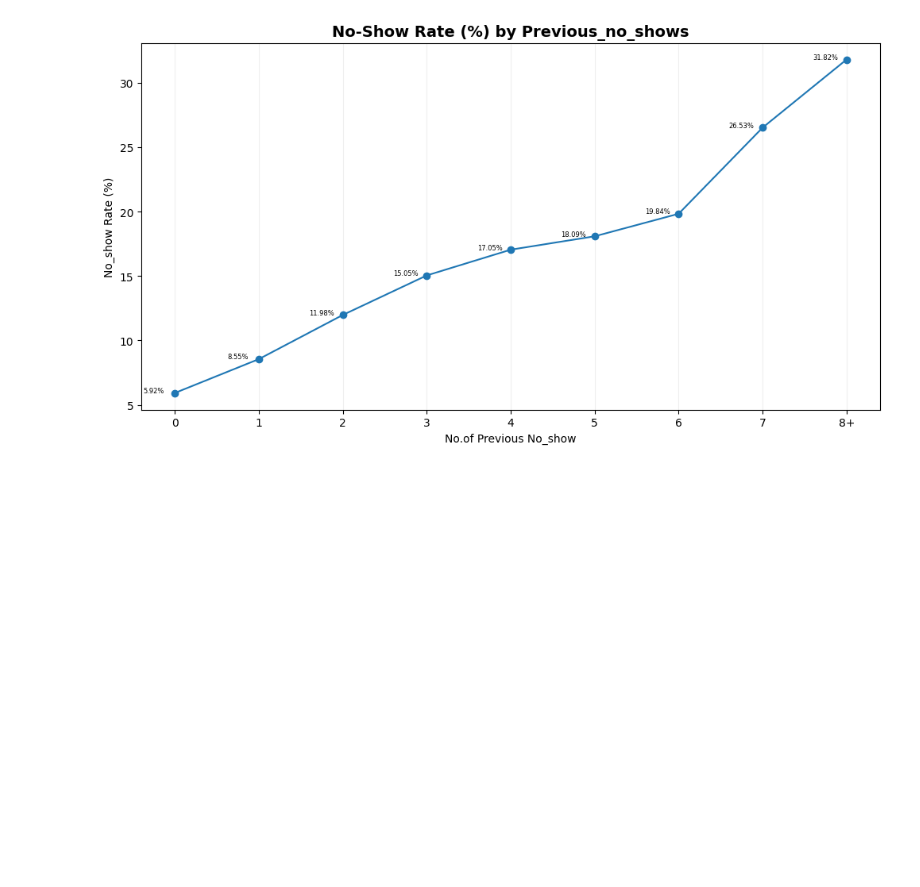
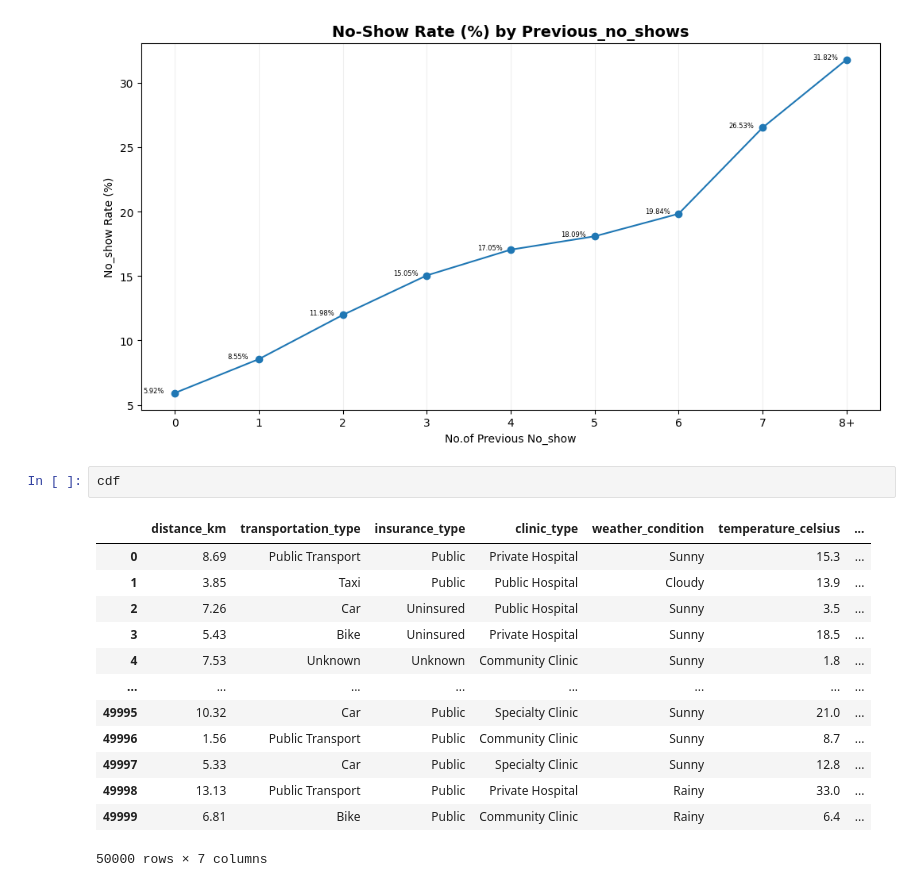
Before and after one commit to akashcstech/Health_Care_No_Show_Data_Analysis, a Jupyter notebook: Data_clean.ipynb, the cells around one changed output. Drawn from its saved outputs; the diff is of its cells as text; blank space fills up the shorter version.

```diff
--- a/Data_clean.ipynb
+++ b/Data_clean.ipynb
@@ -1574,3 +1573,19 @@ plt.grid(axis='x', alpha=0.2)
 plt.show()
 # %% [output]
 [figure]
+# %%
+cdf
+# %% [output]
+|  | distance_km | transportation_type | insurance_type | clinic_type | weather_condition | temperature_celsius | ... |
+| 0 | 8.69 | Public Transport | Public | Private Hospital | Sunny | 15.3 | ... |
+| 1 | 3.85 | Taxi | Public | Public Hospital | Cloudy | 13.9 | ... |
+| 2 | 7.26 | Car | Uninsured | Public Hospital | Sunny | 3.5 | ... |
+| 3 | 5.43 | Bike | Uninsured | Private Hospital | Sunny | 18.5 | ... |
+| 4 | 7.53 | Unknown | Unknown | Community Clinic | Sunny | 1.8 | ... |
+| ... | ... | ... | ... | ... | ... | ... | ... |
+| 49995 | 10.32 | Car | Public | Specialty Clinic | Sunny | 21.0 | ... |
+| 49996 | 1.56 | Public Transport | Public | Community Clinic | Sunny | 8.7 | ... |
+| 49997 | 5.33 | Car | Public | Specialty Clinic | Sunny | 12.8 | ... |
+| 49998 | 13.13 | Public Transport | Public | Private Hospital | Rainy | 33.0 | ... |
+| 49999 | 6.81 | Bike | Public | Community Clinic | Rainy | 6.4 | ... |
+50000 rows × 7 columns
```
Also changed, not shown: parts of 6 cells of this notebook, 1 other file.
